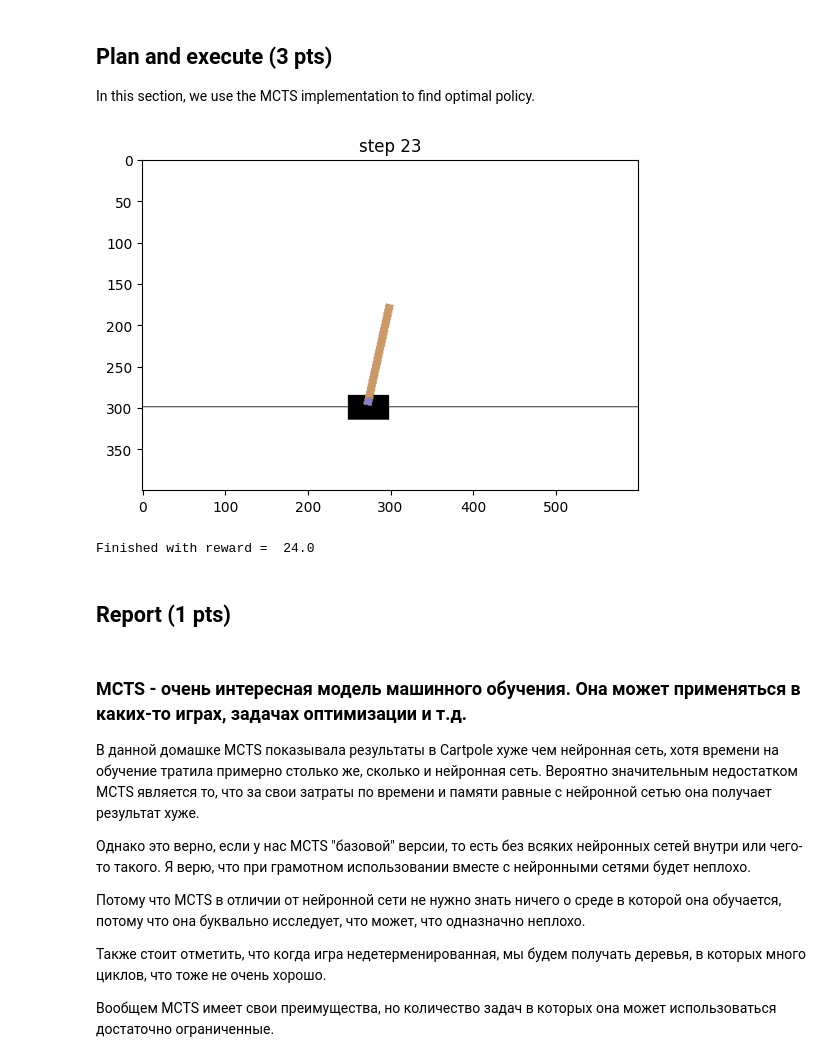
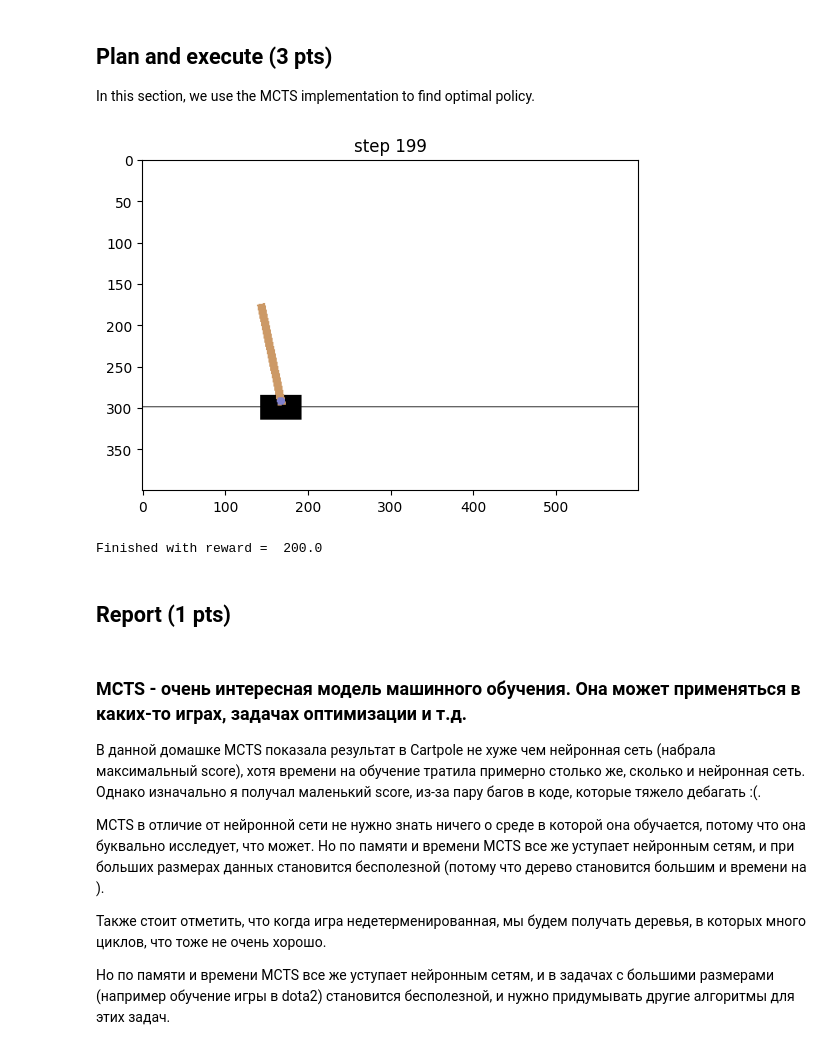
Before and after one commit to qualdoom/ml-homework, a Jupyter notebook: task 5 v2/task5_MCTS.ipynb, the cells around one changed output. Saved outputs shown, nothing was run; the diff lists cells and outputs as text; code cells hidden in the pictures.

```diff
--- a/task 5 v2/task5_MCTS.ipynb
+++ b/task 5 v2/task5_MCTS.ipynb
@@ -206,7 +206,7 @@ class Node:
         #hint: you can use self.parent.times_visited for N times node was considered,
         # and self.times_visited for n times it was visited
 
-        U = math.sqrt(math.log(self.get_parent_visited()) / self.times_visited)
+        U = math.sqrt(math.log(self.get_parent_visited()) / self.times_visited) * math.sqrt(2)
 
         return self.get_mean_value() + scale*U
 
@@ -217,6 +217,7 @@ class Node:
         if self.is_leaf():
             return None
         return max(self.children, key=lambda x: x.ucb_score())
+
 
     def select_best_leaf(self):
         """
@@ -268,14 +269,18 @@ class Node:
         if self.is_done:
             return 0
 
+        current_snapshot = self.snapshot
+
         for t in range(t_max):
             action = env.action_space.sample()
 
-            res = env.get_result(self.snapshot,action)
+            res = env.get_result(current_snapshot,action)
 
-            snapshot, observation, reward, is_done, _ = res
+            next_snapshot, observation, reward, is_done, _ = res
 
             totalRew += reward
+
+            current_snapshot = next_snapshot
 
             if is_done:
                 break
@@ -377,33 +382,33 @@ test_env = loads(root_snapshot) #env used to show progress
 for i in count():
 
     #get best child
-    best_child = root.get_best_child()
+    best_child = max(root.children, key=lambda x: x.get_mean_value())
 
     #take action
     s,r,done,_ = test_env.step(best_child.action)
 
     #show image
     clear_output(True)
     plt.title("step %i"%i)
     plt.imshow(test_env.render('rgb_array'))
     plt.show()
 
     total_reward += r
     if done:
         print("Finished with reward = ",total_reward)
         break
 
     #discard unrealized part of the tree [because not every child matters :(]
     for child in root.children:
         if child != best_child:
             child.safe_delete()
 
     #declare best child a new root
     root = Root.from_node(best_child)
 
     root.expand()
 
     assert not root.is_leaf(), "We ran out of tree! Need more planning! Try growing tree right inside the loop."
 # %% [output]
-[figure, old version]
+[figure, new version]
-Finished with reward =  24.0
+Finished with reward =  200.0
@@ -412,12 +419,10 @@ Finished with reward =  24.0
 # %% [markdown]
 ### MCTS - очень интересная модель машинного обучения. Она может применяться в каких-то играх, задачах оптимизации и т.д.
 
-В данной домашке MCTS показывала результаты в Cartpole хуже чем нейронная сеть, хотя времени на обучение тратила примерно столько же, сколько и нейронная сеть. Вероятно значительным недостатком MCTS является то, что за свои затраты по времени и памяти равные с нейронной сетью она получает результат хуже.
+В данной домашке MCTS показала результат в Cartpole не хуже чем нейронная сеть (набрала максимальный score), хотя времени на обучение тратила примерно столько же, сколько и нейронная сеть. Однако изначально я получал маленький score, из-за пару багов в коде, которые тяжело дебагать :(.
 
-Однако это верно, если у нас MCTS "базовой" версии, то есть без всяких нейронных сетей внутри или чего-то такого. Я верю, что при грамотном использовании вместе с нейронными сетями будет неплохо.
-
-Потому что MCTS в отличии от нейронной сети не нужно знать ничего о среде в которой она обучается, потому что она буквально исследует, что может, что одназначно неплохо.
+MCTS в отличие от нейронной сети не нужно знать ничего о среде в которой она обучается, потому что она буквально исследует, что может. Но по памяти и времени MCTS все же уступает нейронным сетям, и при больших размерах данных становится бесполезной (потому что дерево становится большим и времени на ).
 
 Также стоит отметить, что когда игра недетерменированная, мы будем получать деревья, в которых много циклов, что тоже не очень хорошо.
 
-Вообщем MCTS имеет свои преимущества, но количество задач в которых она может использоваться достаточно ограниченные.
+Но по памяти и времени MCTS все же уступает нейронным сетям, и в задачах с большими размерами (например обучение игры в dota2) становится бесполезной, и нужно придумывать другие алгоритмы для этих задач.
```
Also changed, not shown: parts of 6 cells of this notebook.
